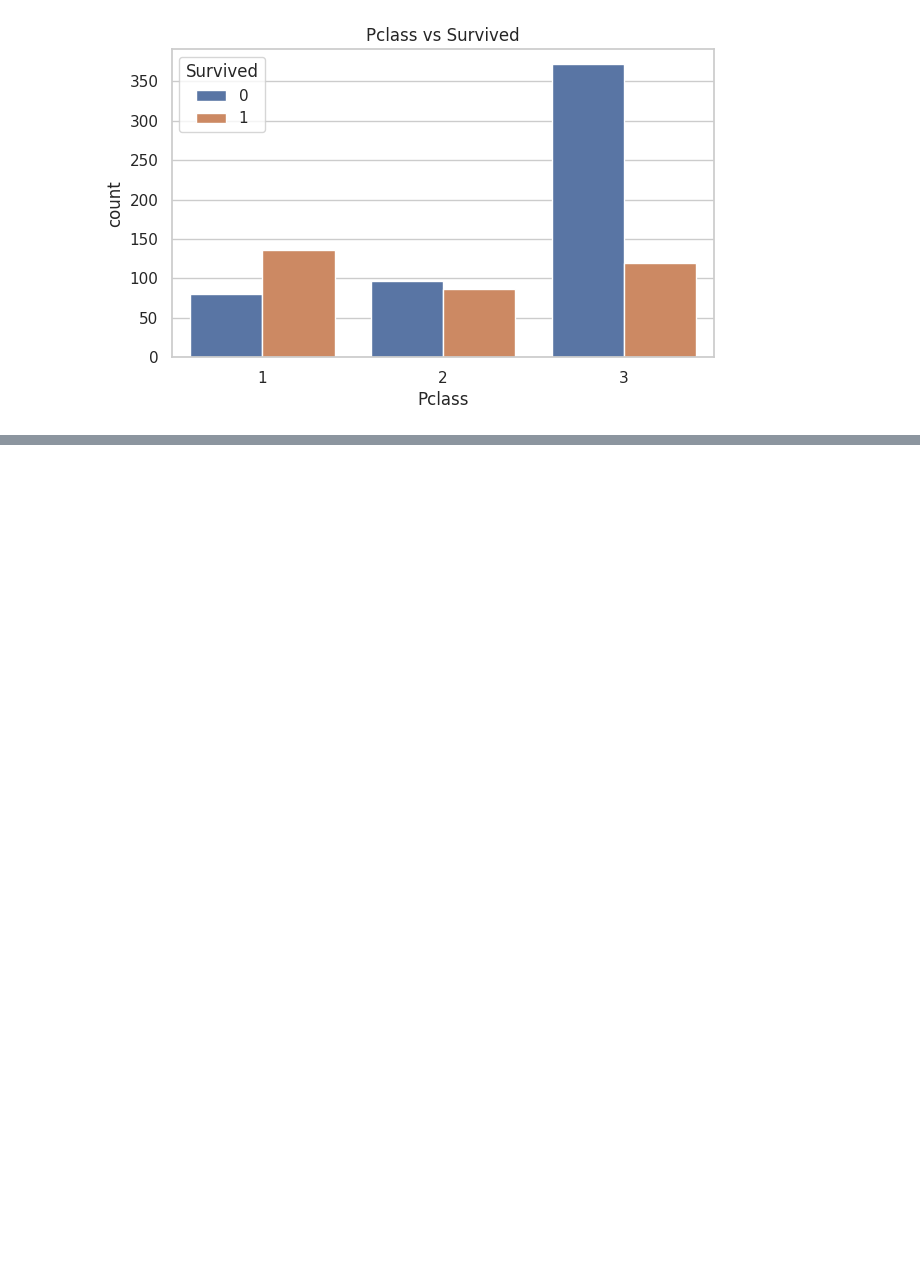
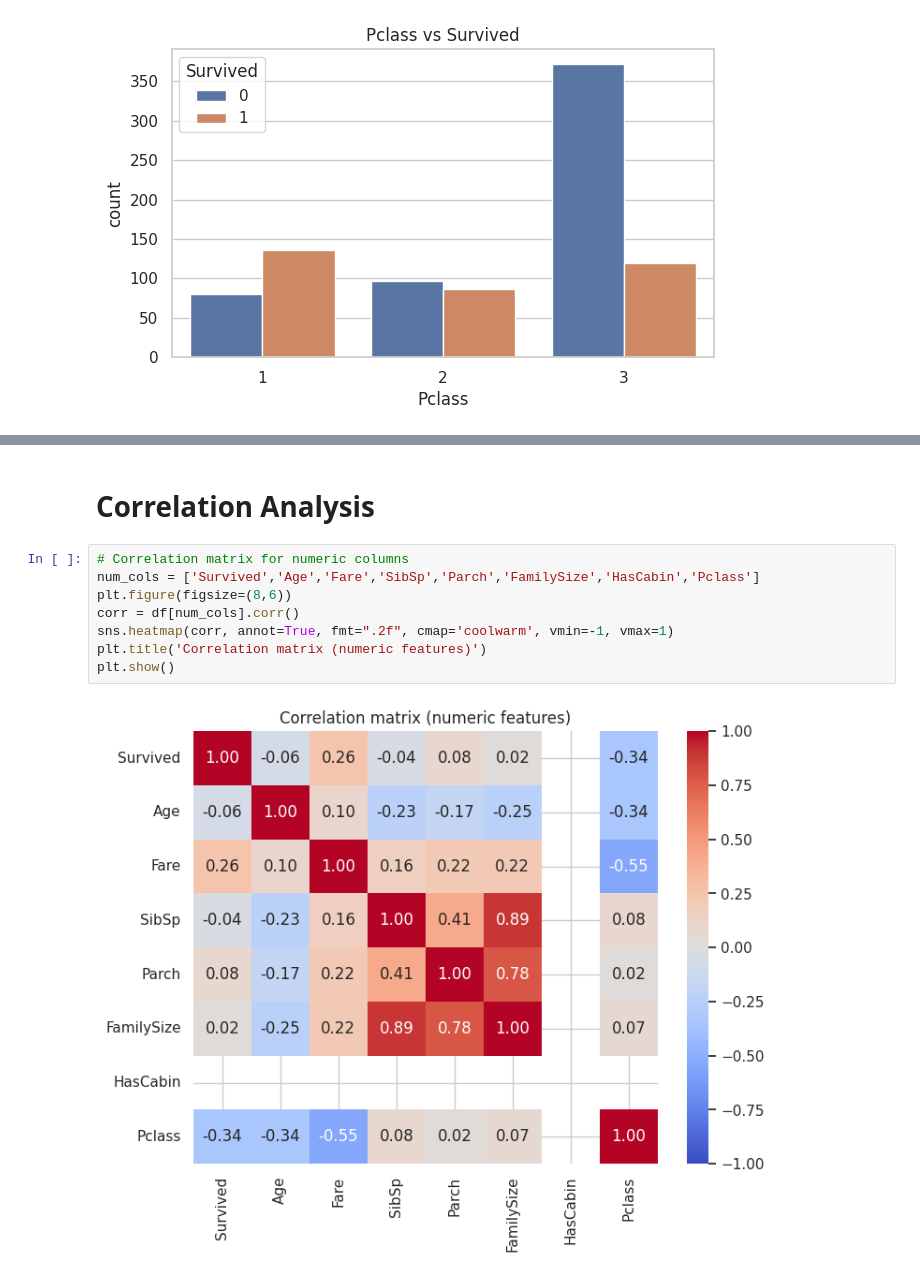
Before and after one commit to Smarikatripathi/Data-Science, a Jupyter notebook: DataScience.ipynb, the cells around one changed output, grey strips where cells are left out. Saved outputs shown, nothing was run; the diff lists cells and outputs as text; blank space fills up the shorter version.

```diff
--- a/DataScience.ipynb
+++ b/DataScience.ipynb
@@ -233,0 +269,12 @@ plt.show()
+# %% [markdown]
+# **Correlation Analysis**
+# %%
+# Correlation matrix for numeric columns
+num_cols = ['Survived','Age','Fare','SibSp','Parch','FamilySize','HasCabin','Pclass']
+plt.figure(figsize=(8,6))
+corr = df[num_cols].corr()
+sns.heatmap(corr, annot=True, fmt=".2f", cmap='coolwarm', vmin=-1, vmax=1)
+plt.title('Correlation matrix (numeric features)')
+plt.show()
+# %% [output]
+[figure, added]
```
Also changed, not shown: parts of 8 cells of this notebook.
